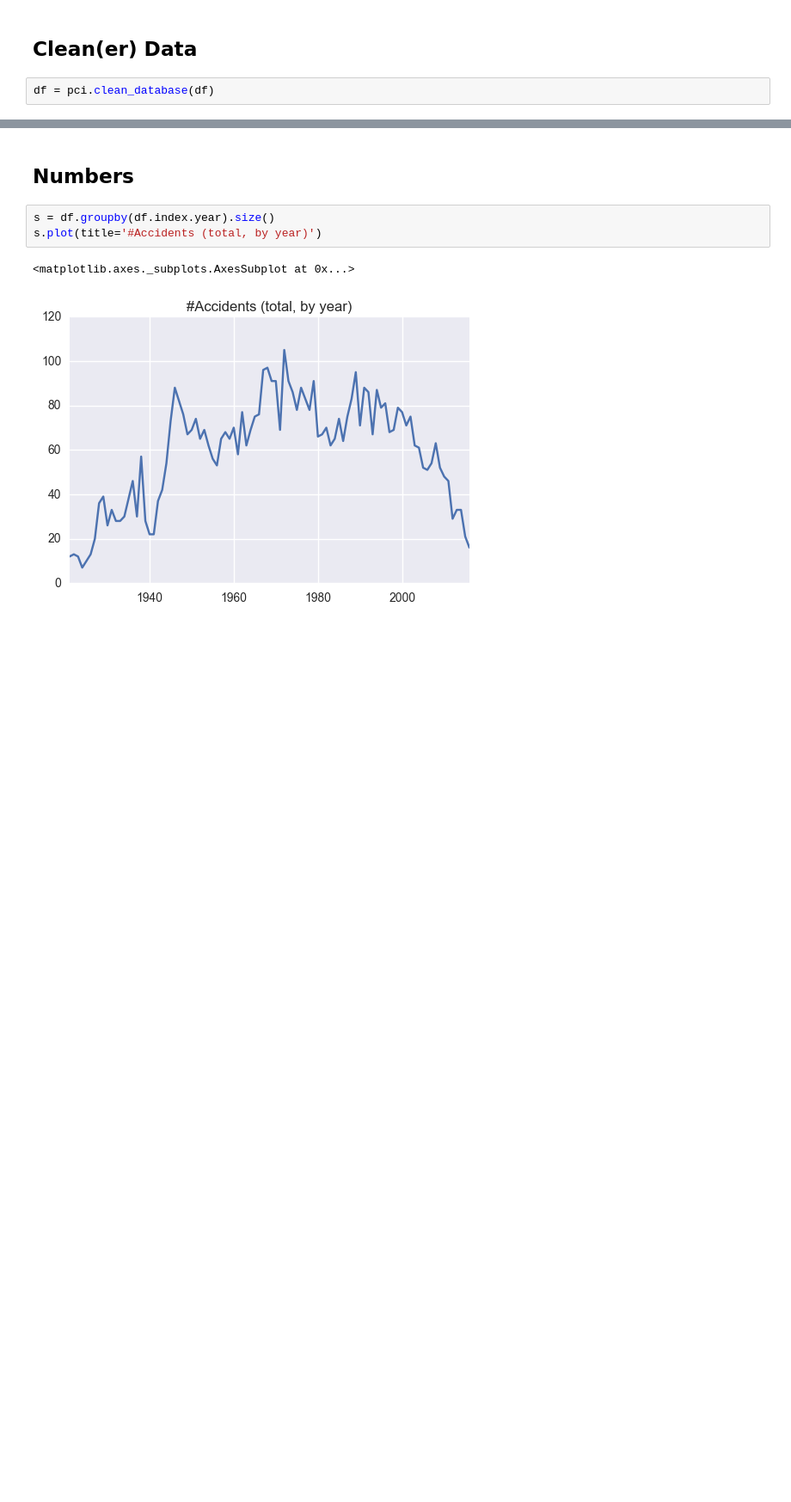
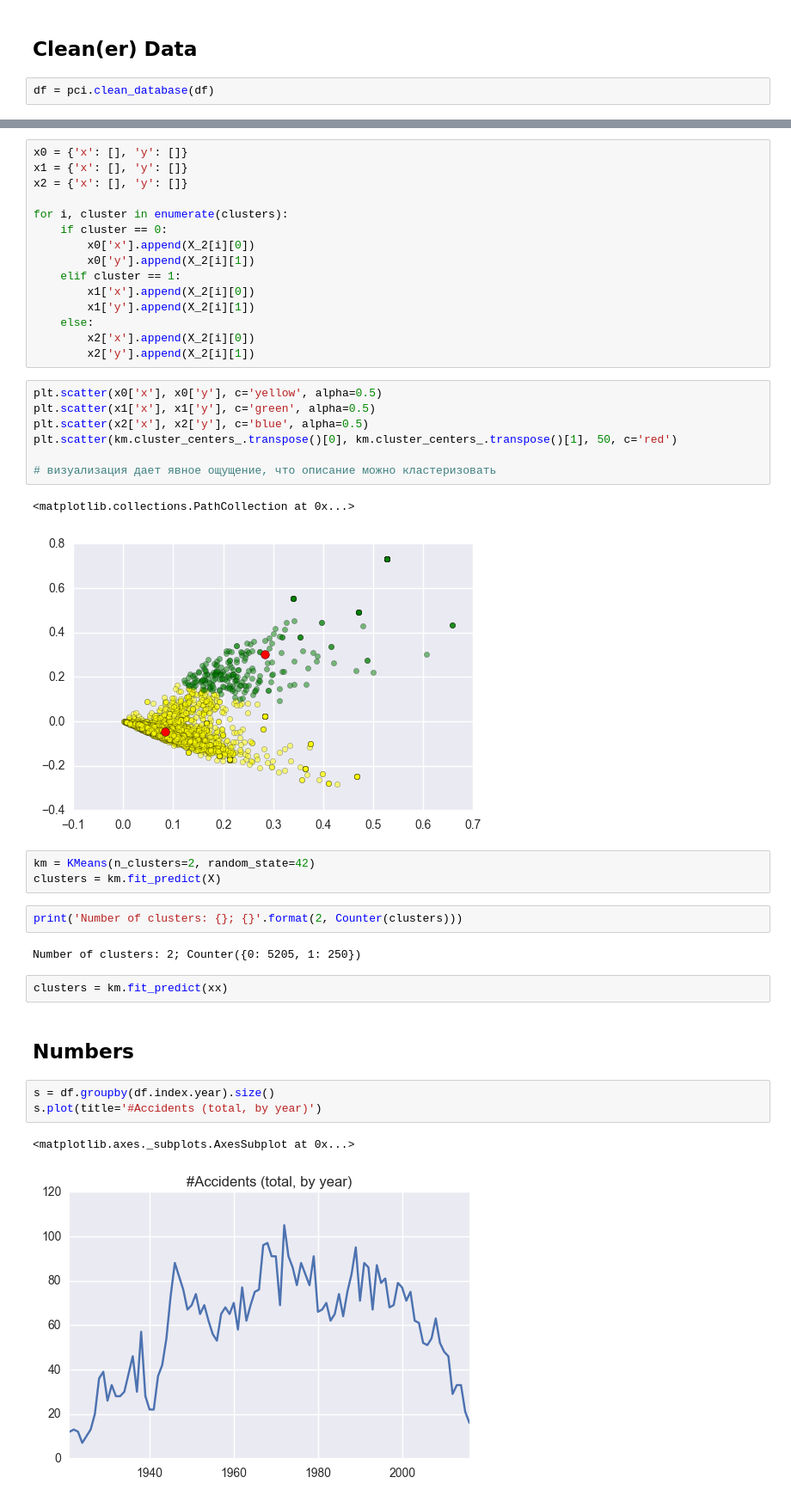
Before and after one commit to DanilBaibak/crash_planes, a Jupyter notebook: planecrashinfo.ipynb, the cells around one changed output, grey strips where cells are left out. Shown at 86% size. Saved outputs shown, nothing was run; the diff lists cells and outputs as text; blank space fills up the shorter version.

```diff
--- a/planecrashinfo.ipynb
+++ b/planecrashinfo.ipynb
@@ -46,3 +118,37 @@ df.head()
+# %%
+x0 = {'x': [], 'y': []}
+x1 = {'x': [], 'y': []}
+x2 = {'x': [], 'y': []}
+
+for i, cluster in enumerate(clusters):
+    if cluster == 0:
+        x0['x'].append(X_2[i][0])
+        x0['y'].append(X_2[i][1])
+    elif cluster == 1:
+        x1['x'].append(X_2[i][0])
+        x1['y'].append(X_2[i][1])
+    else:
+        x2['x'].append(X_2[i][0])
+        x2['y'].append(X_2[i][1])
+# %%
+plt.scatter(x0['x'], x0['y'], c='yellow', alpha=0.5)
+plt.scatter(x1['x'], x1['y'], c='green', alpha=0.5)
+plt.scatter(x2['x'], x2['y'], c='blue', alpha=0.5)
+plt.scatter(km.cluster_centers_.transpose()[0], km.cluster_centers_.transpose()[1], 50, c='red')
+
+# визуализация дает явное ощущение, что описание можно кластеризовать
+# %% [output]
+<matplotlib.collections.PathCollection at 0x...>
+[figure, added]
+# %%
+km = KMeans(n_clusters=2, random_state=42)
+clusters = km.fit_predict(X)
+# %%
+print('Number of clusters: {}; {}'.format(2, Counter(clusters)))
+# %% [output]
+Number of clusters: 2; Counter({0: 5205, 1: 250})
+# %%
+clusters = km.fit_predict(xx)
 # %% [markdown]
 ## Numbers
 # %%
```
Also changed, not shown: parts of 13 cells of this notebook.
